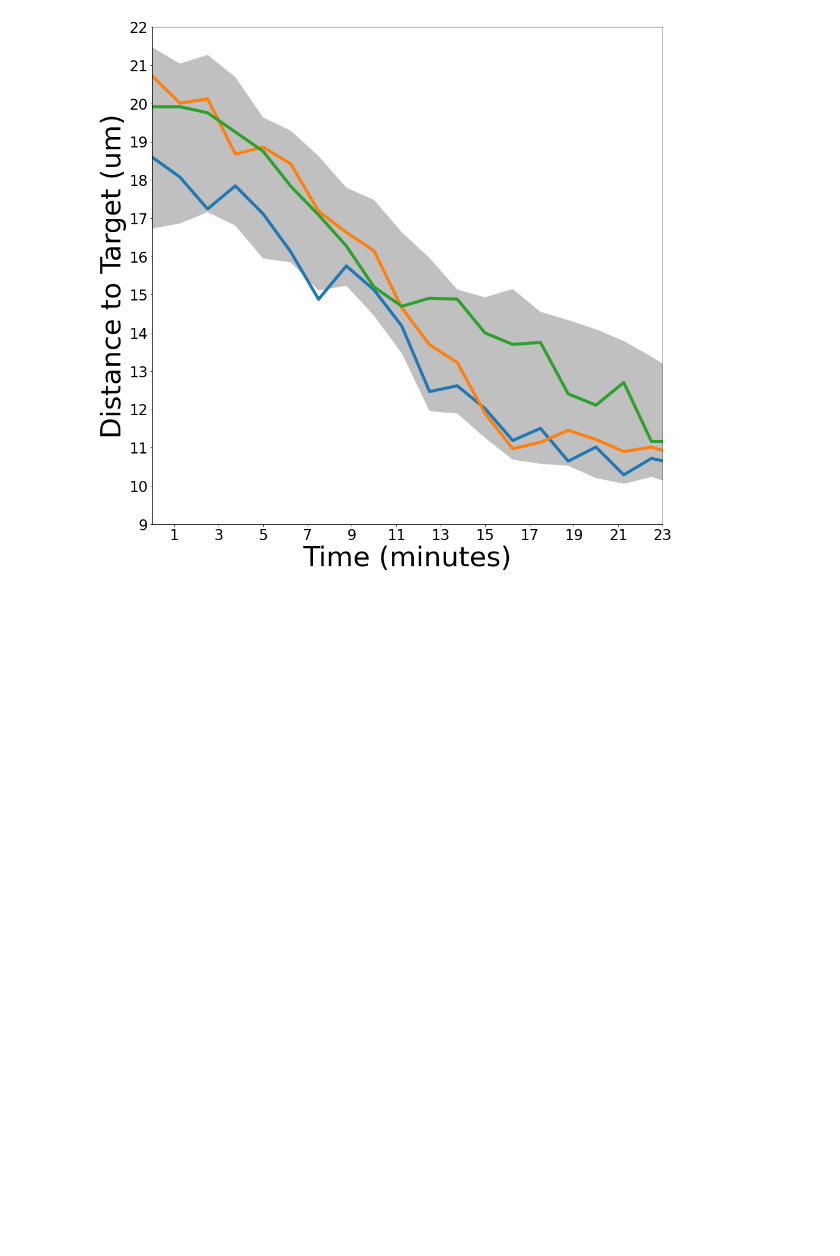
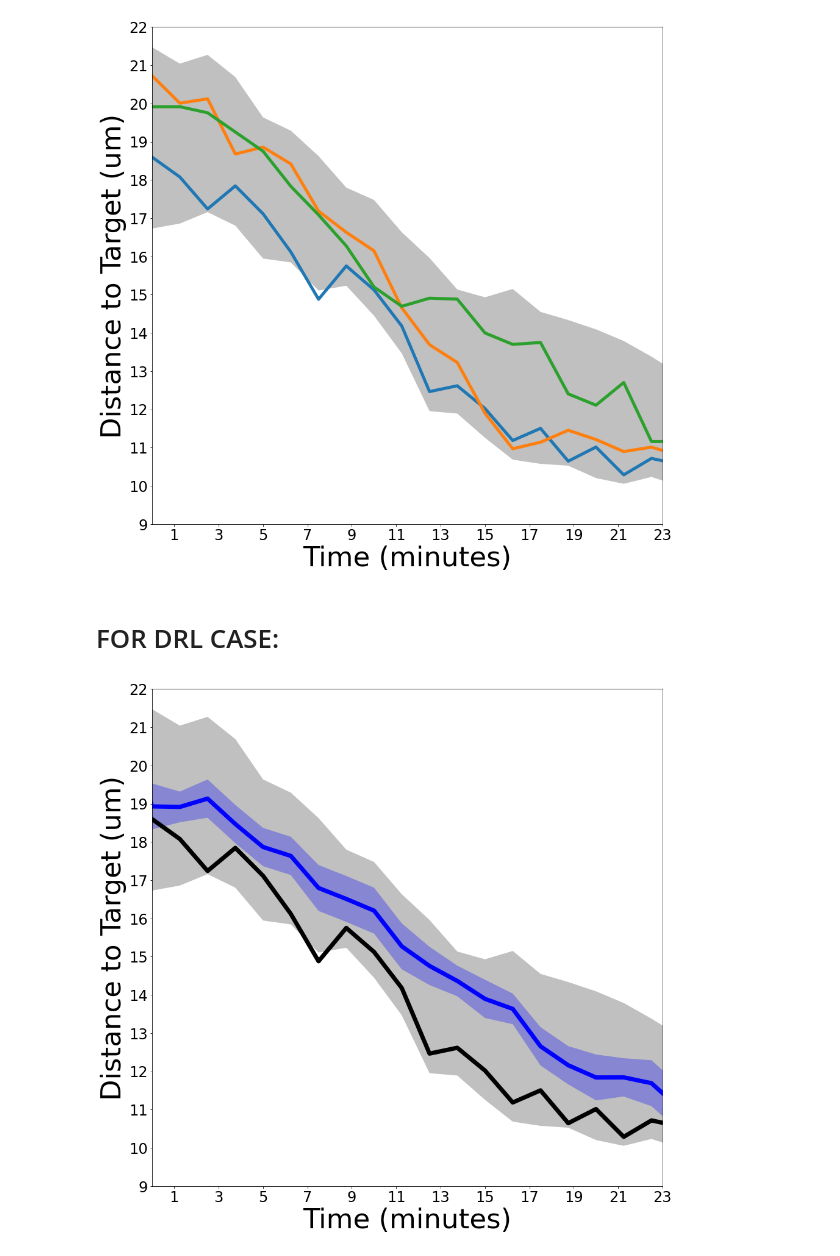
Before and after one commit to Joseph960616/CellMigrationGym, a Jupyter notebook: simulation_data_visualization.ipynb, the cells around one changed output. Drawn from its saved outputs; the diff is of its cells as text; code cells hidden in the pictures; blank space fills up the shorter version.

```diff
--- a/simulation_data_visualization.ipynb
+++ b/simulation_data_visualization.ipynb
@@ -220,3 +220,34 @@ plt.ylim(ymin = 9, ymax = 22)
 plt.show()
 # %% [output]
 [figure]
+# %% [markdown]
+# FOR DRL CASE:
+# %%
+#Plot distance to target plot for embryo 1
+EM = 0
+em_dist = np.load('./DRL/saved_data/em0_dist.npy')
+em_region = np.load('./DRL/saved_data/em0_region.npy')
+fig = plt.figure(figsize=(15,15))
+plt.fill_between([time_resolution_2D * k for k in range(len(distances_lower))], \
+                 distances_upper, distances_lower, facecolor='silver', interpolate=True)
+
+plt.plot([time_resolution_2D * k for k in range(len(distances_shifted[EM]))],distances_shifted[EM],linewidth = 7,c = 'black')
+plt.plot([time_resolution_2D * k for k in range(len(em_dist))],em_dist,linewidth = 7,c = 'b')
+
+plt.fill_between([time_resolution_2D * k for k in range(len(em_dist))], \
+                 em_region[0], em_region[1], facecolor='blue', interpolate=True, alpha=0.3)
+
+# plt.title("Distance to target cell over time")
+plt.xlabel("Time (minutes)", fontsize = 45)
+plt.ylabel("Distance to Target (um)",fontsize = 45)
+plt.xticks(ticks = np.arange(0,45,2),labels = np.arange(-15,30,2),fontsize=24)
+# plt.yticks(ticks = np.arange(0,90,4),labels = np.arange(0*0.254,90*0.254,4*0.254).astype(int),fontsize = 24)
+plt.yticks(ticks = np.arange(0,24),fontsize=24)
+plt.xlim(xmin =15, xmax = 38)
+# plt.ylim(ymin = 35, ymax = 90)
+plt.ylim(ymin = 9, ymax = 22)
+
+# plt.legend(fontsize = 45)
+plt.show()
+# %% [output]
+[figure, added]
```
Also changed, not shown: parts of 6 cells of this notebook, 13 other files.
